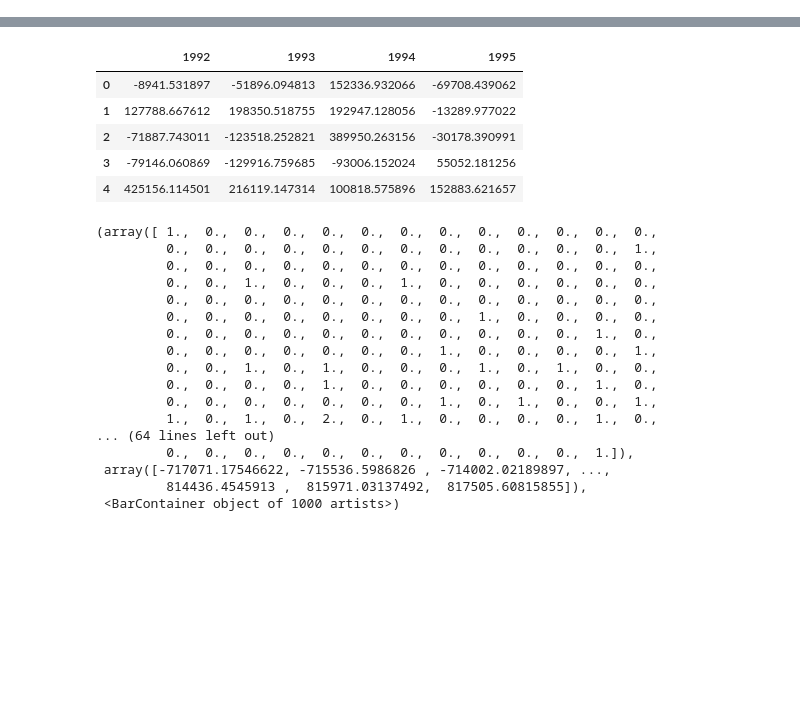
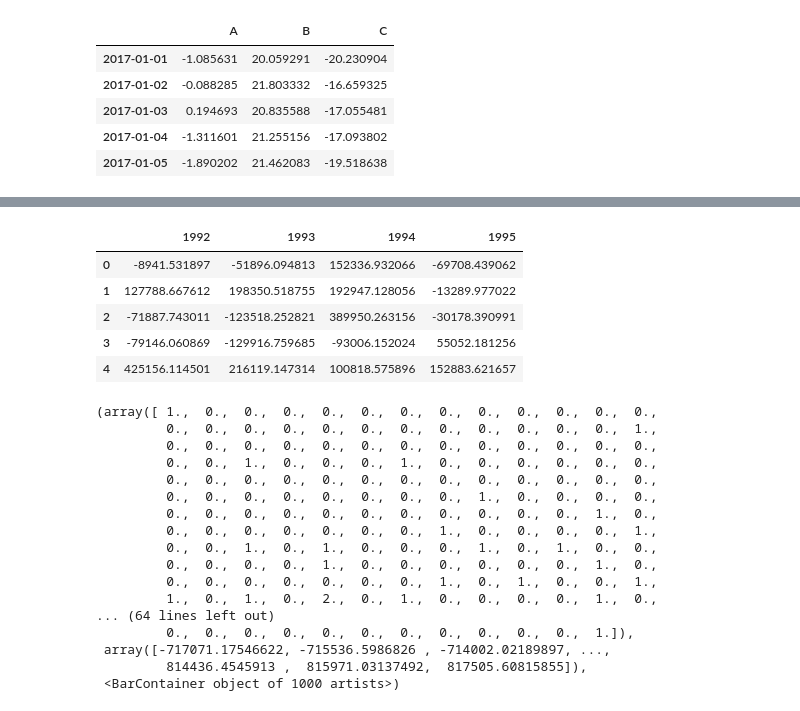
Before and after one commit to Randyansah/New-folder, a Jupyter notebook: datascience.ipynb, the cells around one changed output, grey strips where cells are left out. Saved outputs shown, nothing was run; the diff lists cells and outputs as text; code cells hidden in the pictures; blank space fills up the shorter version.

```diff
--- a/datascience.ipynb
+++ b/datascience.ipynb
@@ -0,0 +28,14 @@
+# %%
+np.random.seed(123)
+df=pd.DataFrame({'A':np.random.randn(365).cumsum(0),
+                 'B':np.random.randn(365).cumsum(0)+20,
+                 'C':np.random.randn(365).cumsum(0)-20,
+            },    index=pd.date_range('1/1/2017',periods=365))
+df.head()
+# %% [output]
+|  | A | B | C |
+| 2017-01-01 | -1.085631 | 20.059291 | -20.230904 |
+| 2017-01-02 | -0.088285 | 21.803332 | -16.659325 |
+| 2017-01-03 | 0.194693 | 20.835588 | -17.055481 |
+| 2017-01-04 | -1.311601 | 21.255156 | -17.093802 |
+| 2017-01-05 | -1.890202 | 21.462083 | -19.518638 |
```
Also changed, not shown: parts of 6 cells of this notebook.
